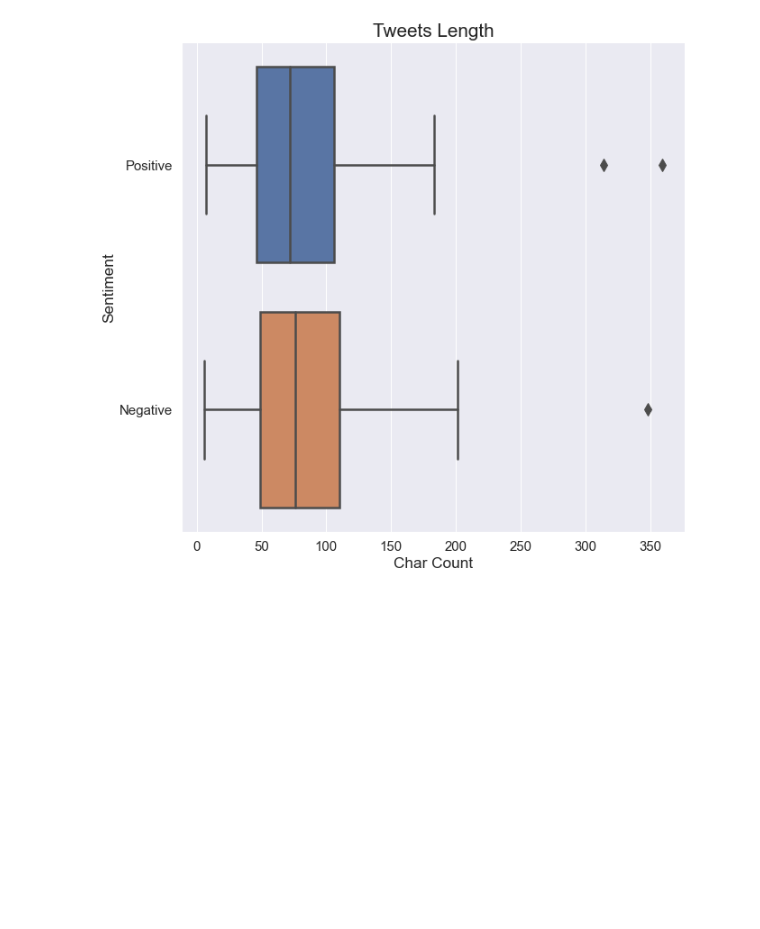
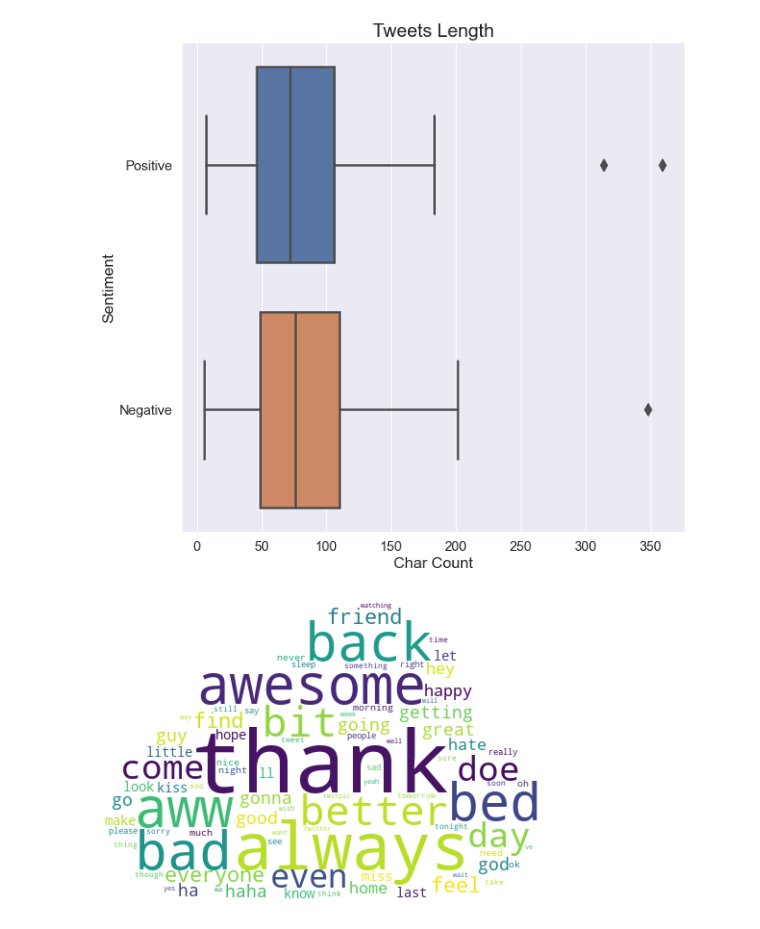
Before and after one commit to Gio99c/dsl-project, a Jupyter notebook: Exploratory Data Analysis.ipynb, the cells around one changed output. Saved outputs shown, nothing was run; the diff lists cells and outputs as text; code cells hidden in the pictures; blank space fills up the shorter version.

```diff
--- a/Exploratory Data Analysis.ipynb
+++ b/Exploratory Data Analysis.ipynb
@@ -123,14 +123,17 @@ plt.show()
 # %%
 tweets = load_dataset().pipe(drop_duplicates).pipe(clean_text)
 fig, ax = plt.subplots(figsize=(8,8))
 cloud_mask = np.array(Image.open("./report/figures/cloud.png"))
-wc = WordCloud(background_color="white", mask=cloud_mask, prefer_horizontal=True)
+wc = WordCloud(background_color=None, mode="RGBA", mask=cloud_mask, prefer_horizontal=True, random_state=42)
 
 vectorizer = TfidfVectorizer(strip_accents="ascii", stop_words = STOPWORDS, use_idf=False, min_df=0.01)
+wc = WordCloud(background_color="white", mask=cloud_mask, prefer_horizontal=True, random_state=666)
 vectorizer.fit(tweets["text"])
 wc.generate_from_text(" ".join(vectorizer.get_feature_names()))
 plt.axis("off")
 plt.imshow(wc, interpolation="bilinear")
-fig.savefig("./report/figures/word_cloud2.png", format='png', background=None)
+fig.savefig("./report/figures/word_cloud.png", format='png', transparent=True, dpi=700)
 
 plt.show()
+# %% [output]
+[figure, added]
```
Also changed, not shown: parts of 1 cell of this notebook, 8 other files.
